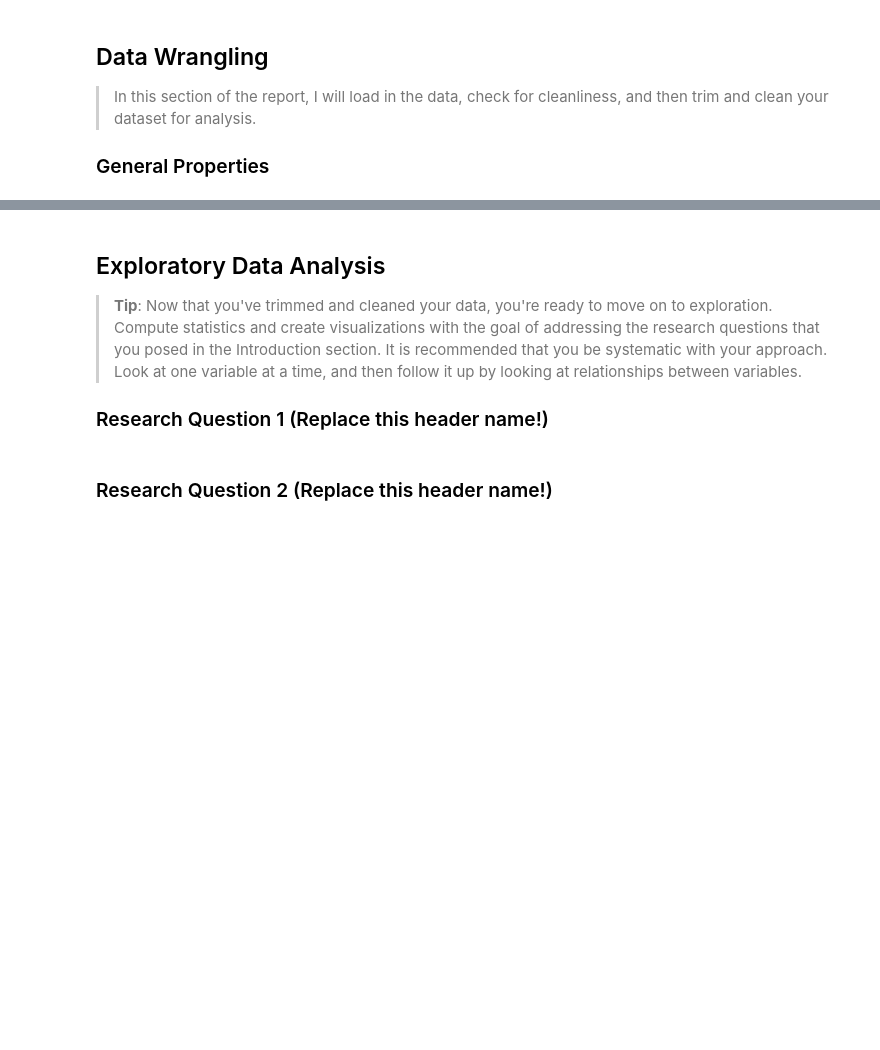
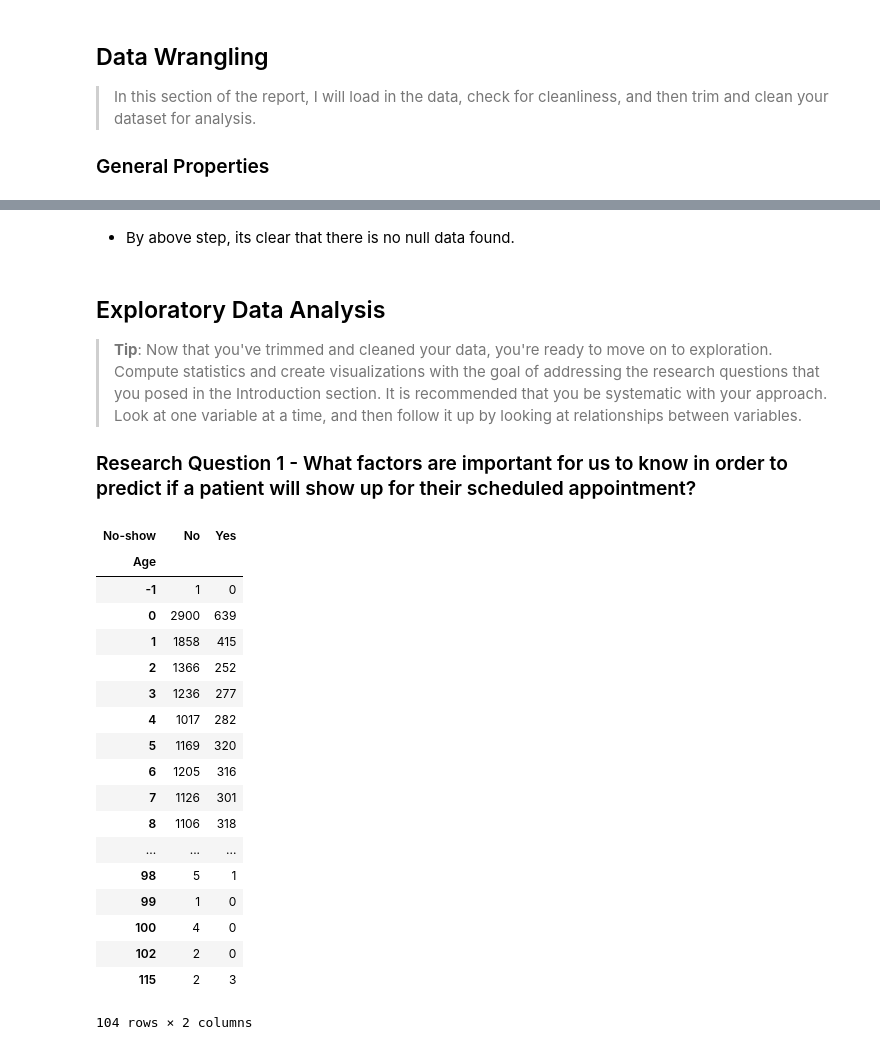
Before and after one commit to optimistanoop/Machine-Learning-Foundation-Nanodegree, a Jupyter notebook: Investigate_a_Dataset/Investigate_a_Dataset.ipynb, the cells around one changed output, grey strips where cells are left out. Saved outputs shown, nothing was run; the diff lists cells and outputs as text; code cells hidden in the pictures; blank space fills up the shorter version.

```diff
--- a/Investigate_a_Dataset/Investigate_a_Dataset.ipynb
+++ b/Investigate_a_Dataset/Investigate_a_Dataset.ipynb
@@ -54,16 +107,41 @@
+# %% [markdown]
+* By above step, its clear that there is no null data found.
 # %% [markdown]
 <a id='eda'></a>
 ## Exploratory Data Analysis
 
 > **Tip**: Now that you've trimmed and cleaned your data, you're ready to move on to exploration. Compute statistics and create visualizations with the goal of addressing the research questions that you posed in the Introduction section. It is recommended that you be systematic with your approach. Look at one variable at a time, and then follow it up by looking at relationships between variables.
 
-### Research Question 1 (Replace this header name!)
+### Research Question 1 - What factors are important for us to know in order to predict if a patient will show up for their scheduled appointment?
 # %%
 # Use this, and more code cells, to explore your data. Don't forget to add
 #   Markdown cells to document your observations and findings.
-# %% [markdown]
-### Research Question 2  (Replace this header name!)
 # %%
 # Continue to explore the data to address your additional research
 #   questions. Add more headers as needed if you have more questions to
 #   investigate.
+#data.groupby('Age').sum()
+#pd.crosstab(data.Age, data['No-show'])
+age_no_show = pd.crosstab(data.Age, data['No-show'])
+age_no_show
+#pd.crosstab(data.Age, data['No-show']).min()
+# %% [output]
+| No-show | No | Yes |
+| Age |  |  |
+| -1 | 1 | 0 |
+| 0 | 2900 | 639 |
+| 1 | 1858 | 415 |
+| 2 | 1366 | 252 |
+| 3 | 1236 | 277 |
+| 4 | 1017 | 282 |
+| 5 | 1169 | 320 |
+| 6 | 1205 | 316 |
+| 7 | 1126 | 301 |
+| 8 | 1106 | 318 |
+| ... | ... | ... |
+| 98 | 5 | 1 |
+| 99 | 1 | 0 |
+| 100 | 4 | 0 |
+| 102 | 2 | 0 |
+| 115 | 2 | 3 |
+104 rows × 2 columns
```
Also changed, not shown: parts of 15 cells of this notebook, 2 other files.
